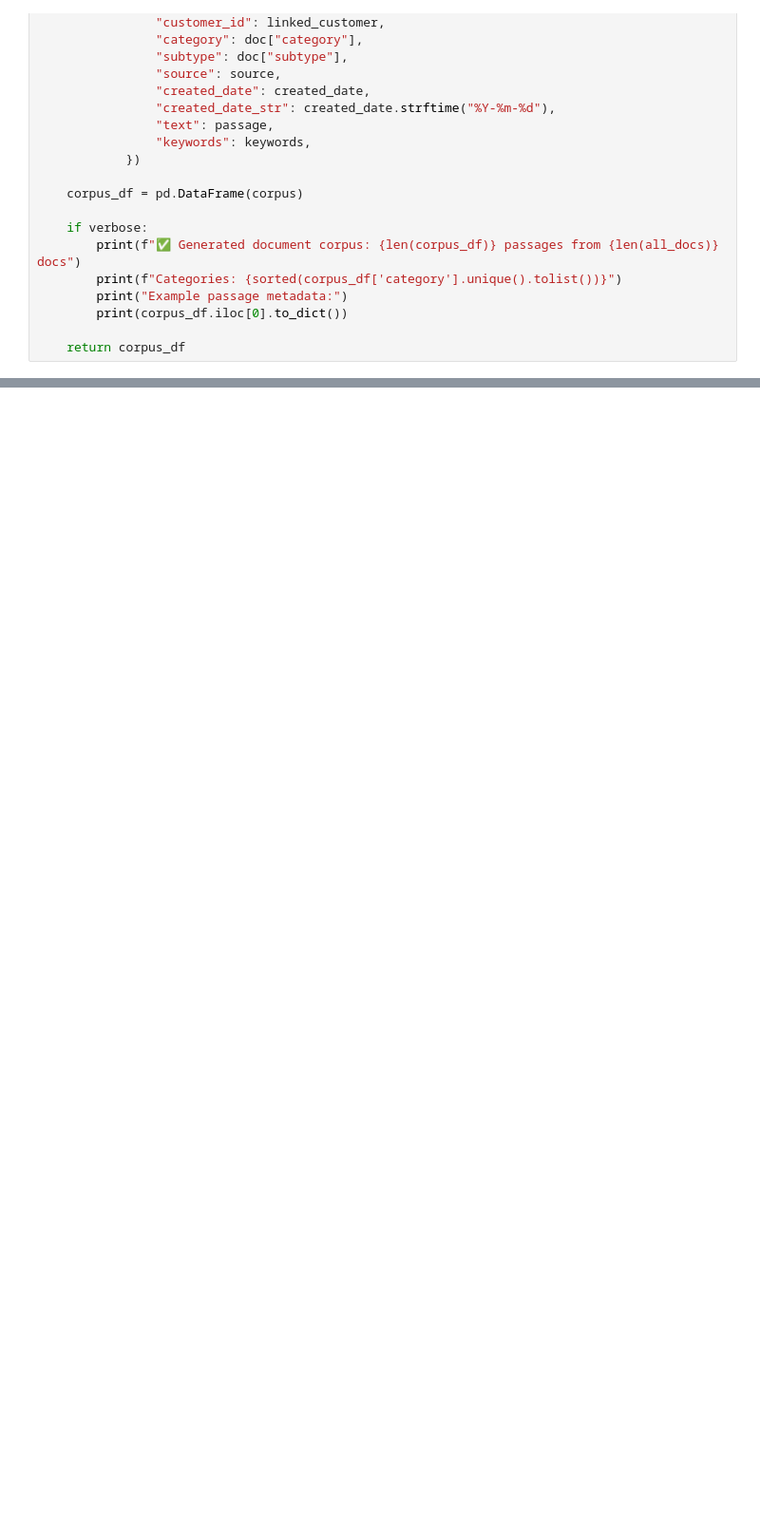
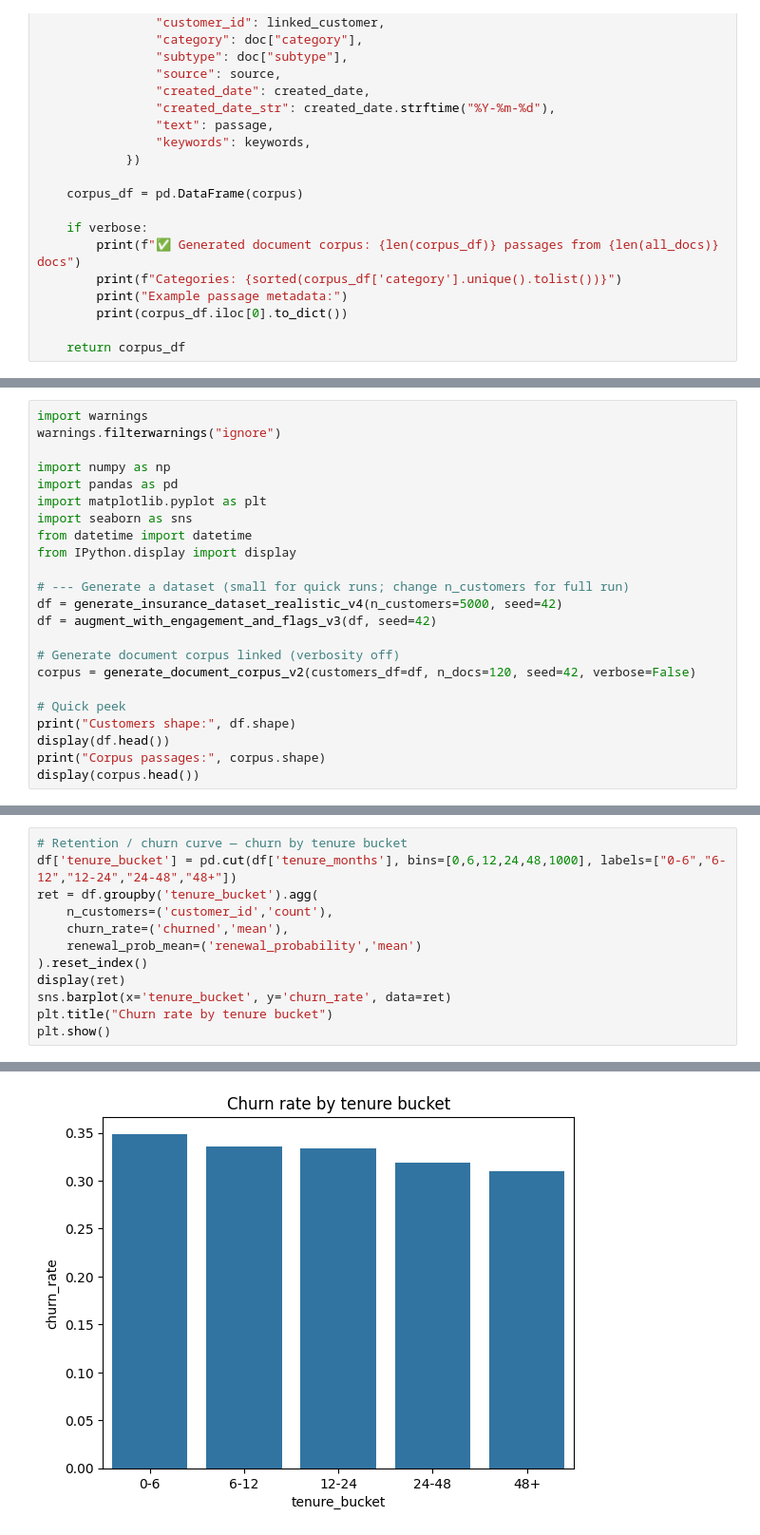
Before and after one commit to ghsaberr/agentic-customer-segmentation, a Jupyter notebook: agentic-customer-segmentation.ipynb, the cells around one changed output, grey strips where cells are left out. Shown at 95% size. Saved outputs shown, nothing was run; the diff lists cells and outputs as text; blank space fills up the shorter version.

```diff
--- a/agentic-customer-segmentation.ipynb
+++ b/agentic-customer-segmentation.ipynb
@@ -512,0 +531,23 @@ def generate_document_corpus_v2(
+# %%
+import warnings
+warnings.filterwarnings("ignore")
+
+import numpy as np
+import pandas as pd
+import matplotlib.pyplot as plt
+import seaborn as sns
+from datetime import datetime
+from IPython.display import display
+
+# --- Generate a dataset (small for quick runs; change n_customers for full run)
+df = generate_insurance_dataset_realistic_v4(n_customers=5000, seed=42)
+df = augment_with_engagement_and_flags_v3(df, seed=42)
+
+# Generate document corpus linked (verbosity off)
+corpus = generate_document_corpus_v2(customers_df=df, n_docs=120, seed=42, verbose=False)
+
+# Quick peek
+print("Customers shape:", df.shape)
+display(df.head())
+print("Corpus passages:", corpus.shape)
+display(corpus.head())
@@ -512,0 +649,13 @@ def generate_document_corpus_v2(
+# %%
+# Retention / churn curve — churn by tenure bucket
+df['tenure_bucket'] = pd.cut(df['tenure_months'], bins=[0,6,12,24,48,1000], labels=["0-6","6-12","12-24","24-48","48+"])
+ret = df.groupby('tenure_bucket').agg(
+    n_customers=('customer_id','count'),
+    churn_rate=('churned','mean'),
+    renewal_prob_mean=('renewal_probability','mean')
+).reset_index()
+display(ret)
+sns.barplot(x='tenure_bucket', y='churn_rate', data=ret)
+plt.title("Churn rate by tenure bucket")
+plt.show()
+# %% [output]
@@ -512,0 +668 @@ def generate_document_corpus_v2(
+[figure, added]
```
Also changed, not shown: parts of 10 cells of this notebook, 2 other files.
